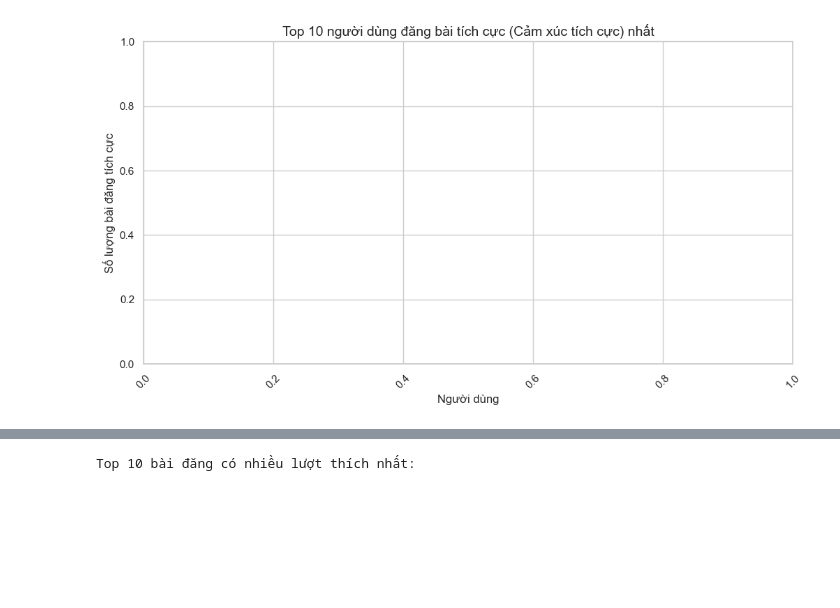
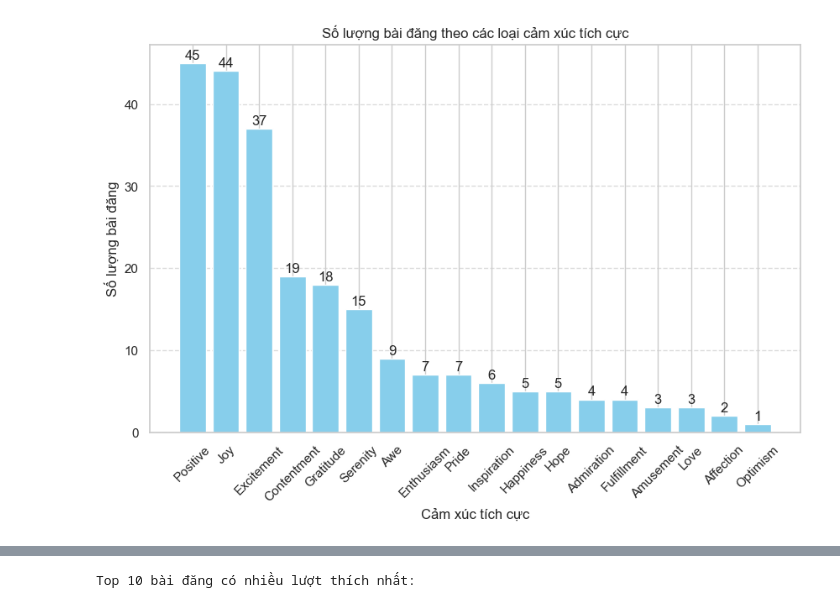
Before and after one commit to NhatNam15151515/Social-Media-Sentiments-Analysis, a Jupyter notebook: social-media-sentiments-analysis/notebooks/Social Media Sentiments Analysis.ipynb, the cells around one changed output, grey strips where cells are left out. Drawn from its saved outputs; the diff is of its cells as text; code cells hidden in the pictures; blank space fills up the shorter version.

```diff
--- a/social-media-sentiments-analysis/notebooks/Social Media Sentiments Analysis.ipynb
+++ b/social-media-sentiments-analysis/notebooks/Social Media Sentiments Analysis.ipynb
@@ -97,7 +115,7 @@ plt.show()
 # %%
 # Đếm số lượng bài đăng theo Country (lấy top 10)
+df["Country"] = df["Country"].str.strip()
 country_counts = df['Country'].value_counts().head(10)
-
 # Vẽ biểu đồ cột
 plt.figure(figsize=(12, 6))
 sns.barplot(x=country_counts.index, y=country_counts.values, palette="coolwarm")
@@ -105,5 +123,12 @@ plt.title('Top 10 quốc gia có nhiều bài đăng nhất', fontsize=14)
 plt.xlabel('Quốc gia', fontsize=12)
 plt.ylabel('Số lượng bài đăng', fontsize=12)
 plt.xticks(rotation=45)
+# Đường dẫn file ảnh đầy đủ
+file_name = os.path.join(saving_path, "top 10 quốc gia có nhiều bài đăng nhất.png")
+
+# Lưu biểu đồ
+plt.savefig(file_name, dpi=300, bbox_inches='tight')
+
 plt.show()
+print(f"Biểu đồ đã được lưu tại: {file_name}")
 # %% [output]
@@ -182,10 +260,0 @@ plt.show()
-# %%
-df['DayOfWeek'] = df['Timestamp'].dt.dayofweek
-posts_per_day = df['DayOfWeek'].value_counts().sort_index()
-days = ['Mon', 'Tue', 'Wed', 'Thu', 'Fri', 'Sat', 'Sun']
-plt.figure(figsize=(10,6))
-sns.barplot(x=days, y=posts_per_day.values)
-plt.title('Số lượng bài đăng theo ngày trong tuần')
-plt.xlabel('Ngày trong tuần')
-plt.ylabel('Số lượng bài đăng')
-plt.show()
@@ -237,12 +310,60 @@ plt.show()
 # %%
-# Đếm số bài đăng tích cực (Positive Sentiment) theo User
-positive_users = df[df['Sentiment'].isin(['Positive', 'Happiness', 'Joy'])]['User'].value_counts().head(10)
-plt.figure(figsize=(12, 6))
-sns.barplot(x=positive_users.index, y=positive_users.values, palette="Blues")
-plt.title('Top 10 người dùng đăng bài tích cực (Cảm xúc tích cực) nhất', fontsize=14)
-plt.xlabel('Người dùng', fontsize=12)
-plt.ylabel('Số lượng bài đăng tích cực', fontsize=12)
+# Làm sạch dữ liệu cột Sentiment
+df['Sentiment'] = df['Sentiment'].str.strip()
+# Sau đó thực hiện lọc với danh sách ban đầu
+#positive_sentiments = ['Positive', 'Happiness', 'Joy', 'Enjoyment', 'Admiration', 'Affection', 'Awe', 'Love', 'Amusement']
+positive_sentiments = [
+    'Positive',        # Tích cực
+    'Happiness',       # Hạnh phúc
+    'Joy',             # Vui vẻ
+    'Love',            # Tình yêu
+    'Gratitude',       # Biết ơn
+    'Excitement',      # Hào hứng
+    'Pride',           # Tự hào
+    'Contentment',     # Hài lòng
+    'Hope',            # Hy vọng
+    'Amusement',       # Vui nhộn
+    'Awe',             # Kinh ngạc
+    'Serenity',        # Thanh thản
+    'Inspiration',     # Truyền cảm hứng
+    'Admiration',      # Ngưỡng mộ
+    'Optimism',        # Lạc quan
+    'Affection',       # Tình cảm
+    'Enthusiasm',      # Nhiệt tình
+    'Fulfillment',     # Thỏa mãn
+    'Bliss'            # Hạnh phúc tột độ
+]
+positive_df = df[df['Sentiment'].isin(positive_sentiments)]
+
+# Đếm số lượng bài đăng cho từng loại cảm xúc tích cực
+positive_counts = positive_df['Sentiment'].value_counts()
+
+# Tạo biểu đồ cột
+plt.figure(figsize=(10, 6))  # Đặt kích thước biểu đồ
+plt.bar(positive_counts.index, positive_counts.values, color='skyblue')  # Vẽ các cột với màu xanh nhạt
+
+# Thêm nhãn và tiêu đề
+plt.xlabel('Cảm xúc tích cực')  # Nhãn trục x
+plt.ylabel('Số lượng bài đăng')  # Nhãn trục y
+plt.title('Số lượng bài đăng theo các loại cảm xúc tích cực')  # Tiêu đề biểu đồ
+
+# Xoay nhãn trục x để tránh chồng chéo
 plt.xticks(rotation=45)
+
+# Thêm giá trị lên đầu mỗi cột
+for i, value in enumerate(positive_counts.values):
+    plt.text(i, value + 0.5, str(value), ha='center')  # Hiển thị số lượng trên mỗi cột
+
+# Thêm lưới cho trục y
+plt.grid(axis='y', linestyle='--', alpha=0.7)
+
+# Đường dẫn file ảnh đầy đủ
+file_name = os.path.join(saving_path, "số lượng bài đăng phân phối theo cảm xúc tích cực.png")
+
+# Lưu biểu đồ
+plt.savefig(file_name, dpi=300, bbox_inches='tight')
+
 plt.show()
+print(f"Biểu đồ đã được lưu tại: {file_name}")
 # %% [output]
-[figure, old version]
+[figure, new version]
```
Also changed, not shown: parts of 18 cells of this notebook, 13 other files.
